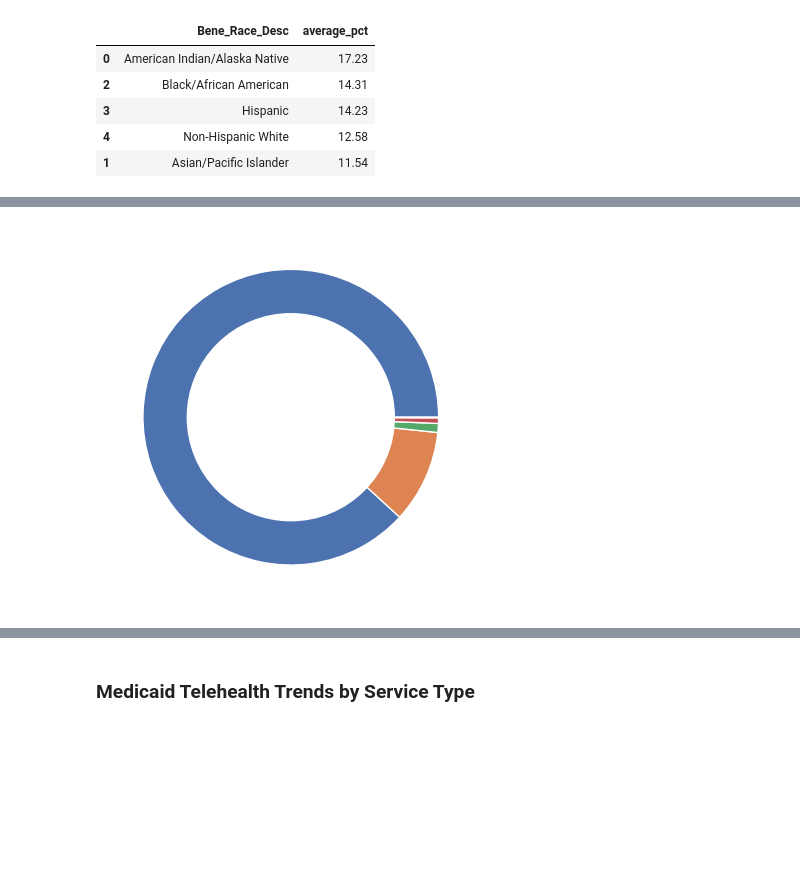
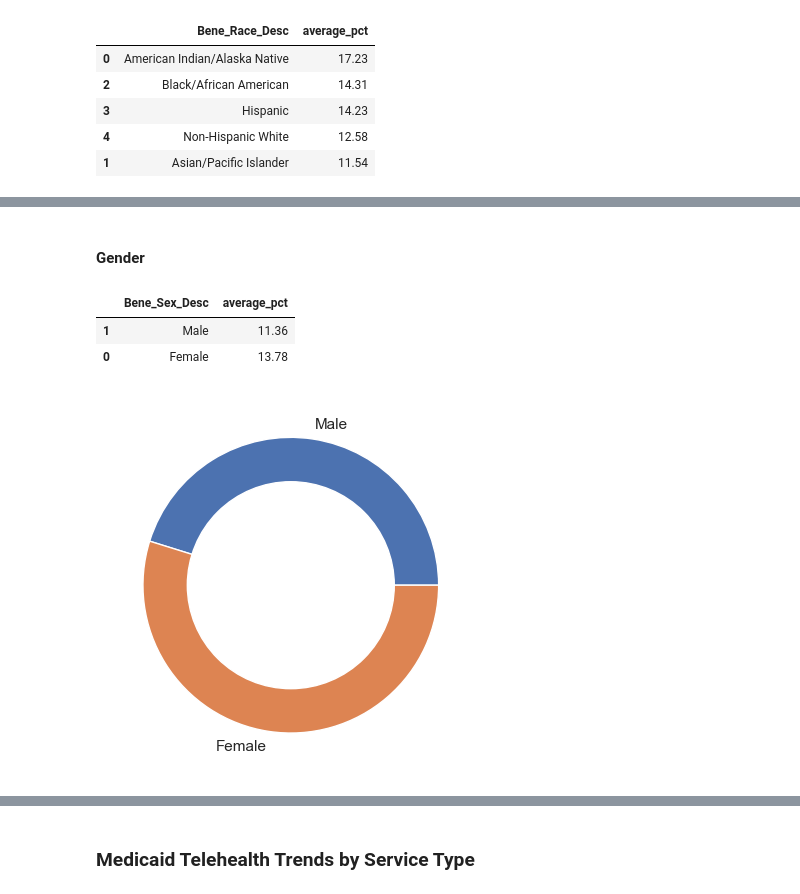
Before and after one commit to MQuarles2012/Telehealth_Analysis, a Jupyter notebook: Capstone Notebook.ipynb, the cells around one changed output, grey strips where cells are left out. Drawn from its saved outputs; the diff is of its cells as text; code cells hidden in the pictures; blank space fills up the shorter version.

```diff
--- a/Capstone Notebook.ipynb
+++ b/Capstone Notebook.ipynb
@@ -305,16 +348,35 @@ plt.show()
+# %% [markdown]
+#### Gender
+# %%
+#Filter by TN, remove "all"
+value = 'Tennessee'
+filtered_data = quick_filter(medicare_trends_df,state,value)
+filtered_data = filtered_data[filtered_data['Bene_Sex_Desc']!='All']
+
+#Group by age
+medicare_trends_by_gender = filtered_data.groupby(['Bene_Sex_Desc'])['pct_actual_users_out_of_eligible_users'].mean().reset_index(name='average_pct').sort_values(by='average_pct', ascending=True)
+medicare_trends_by_gender['average_pct'] = round(medicare_trends_by_gender['average_pct'],2)
+medicare_trends_by_gender
+
+#slightly more participation from female medicare recipients
+# %% [output]
+|  | Bene_Sex_Desc | average_pct |
+| 1 | Male | 11.36 |
+| 0 | Female | 13.78 |
 # %%
-#Also a pie chart
-# create data
-data=medicare_trends_by_race_sum['sum']
+# doughnut chart example
+names = medicare_trends_by_gender['Bene_Sex_Desc']
+size = medicare_trends_by_gender['average_pct']
 
-# Create a pieplot
-plt.pie(data)
+# Create a circle at the center of the plot
+my_circle = plt.Circle( (0,0), 0.7, color='white')
 
-# add a circle at the center to transform it in a donut chart
-my_circle=plt.Circle( (0,0), 0.7, color='white')
-p=plt.gcf()
+# Give color names
+plt.pie(size, labels=names)
+p = plt.gcf()
 p.gca().add_artist(my_circle)
 
+# Show the graph
 plt.show()
 # %% [output]
-[figure, old version]
+[figure, new version]
```
Also changed, not shown: parts of 16 cells of this notebook, 1 other file.
